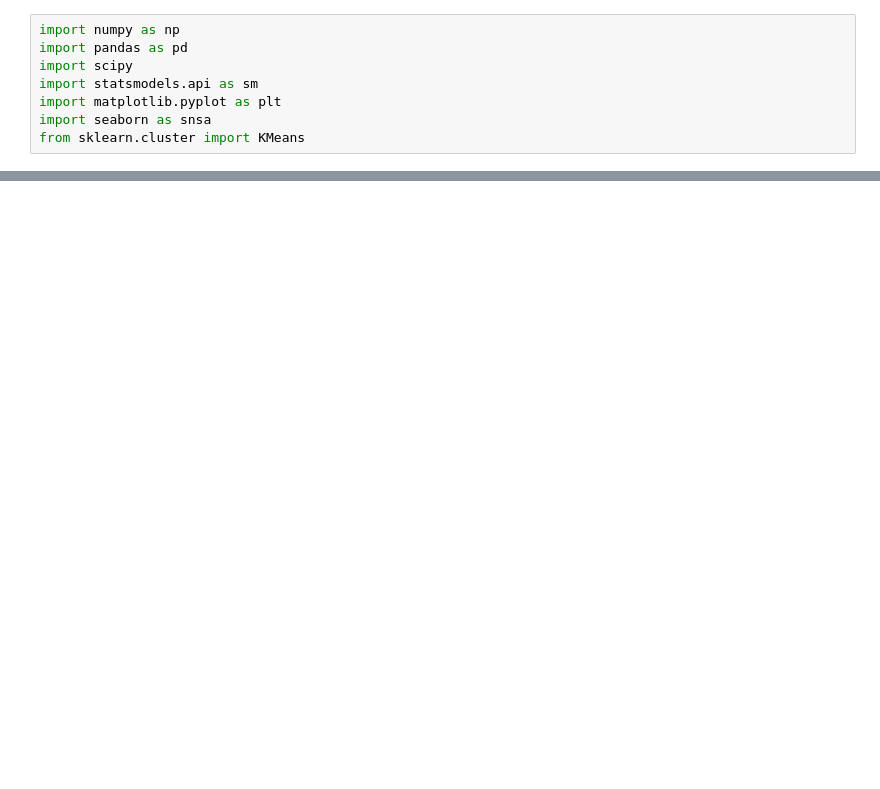
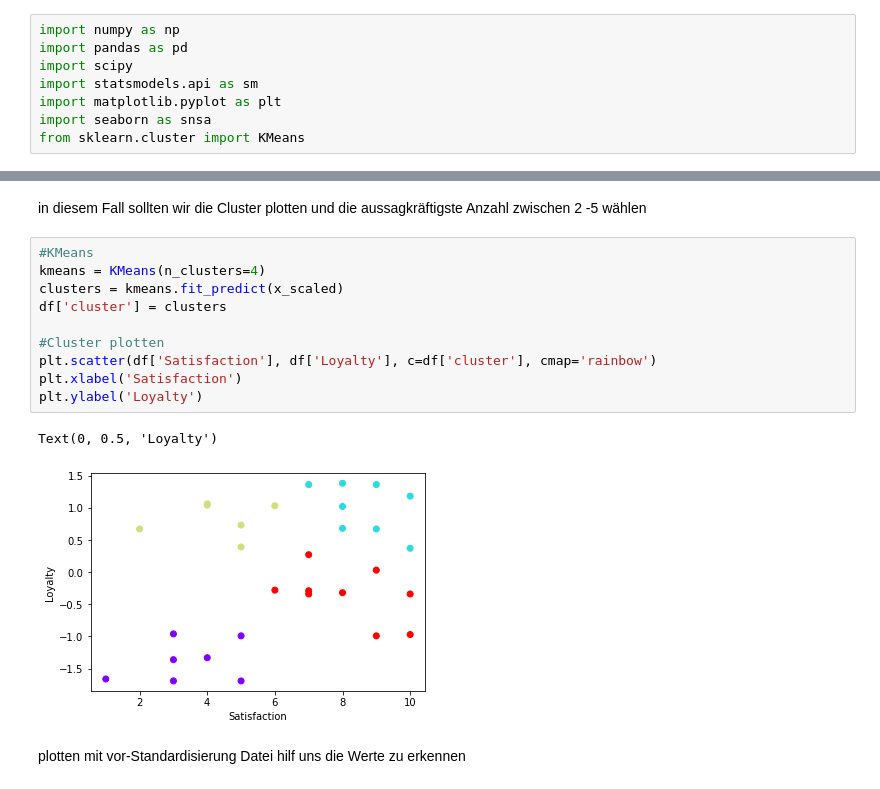
Before and after one commit to amanda8412383/data_science_bootcamp, a Jupyter notebook: cluster_analysis/marktsegmentierung_übung.ipynb, the cells around one changed output, grey strips where cells are left out. Cells and saved outputs as stored; diff of their text form; blank space fills up the shorter version.

```diff
--- a/cluster_analysis/marktsegmentierung_übung.ipynb
+++ b/cluster_analysis/marktsegmentierung_übung.ipynb
@@ -13,0 +65,17 @@ NameError: name 'pd' is not defined
+# %% [markdown]
+in diesem Fall sollten wir die Cluster plotten und die aussagkräftigste Anzahl zwischen 2 -5 wählen
+# %%
+#KMeans
+kmeans = KMeans(n_clusters=4)
+clusters = kmeans.fit_predict(x_scaled)
+df['cluster'] = clusters
+
+#Cluster plotten
+plt.scatter(df['Satisfaction'], df['Loyalty'], c=df['cluster'], cmap='rainbow')
+plt.xlabel('Satisfaction')
+plt.ylabel('Loyalty')
+# %% [output]
+Text(0, 0.5, 'Loyalty')
+[figure, added]
+# %% [markdown]
+plotten mit vor-Standardisierung Datei hilf uns die Werte zu erkennen
```
Also changed, not shown: parts of 7 cells of this notebook.
